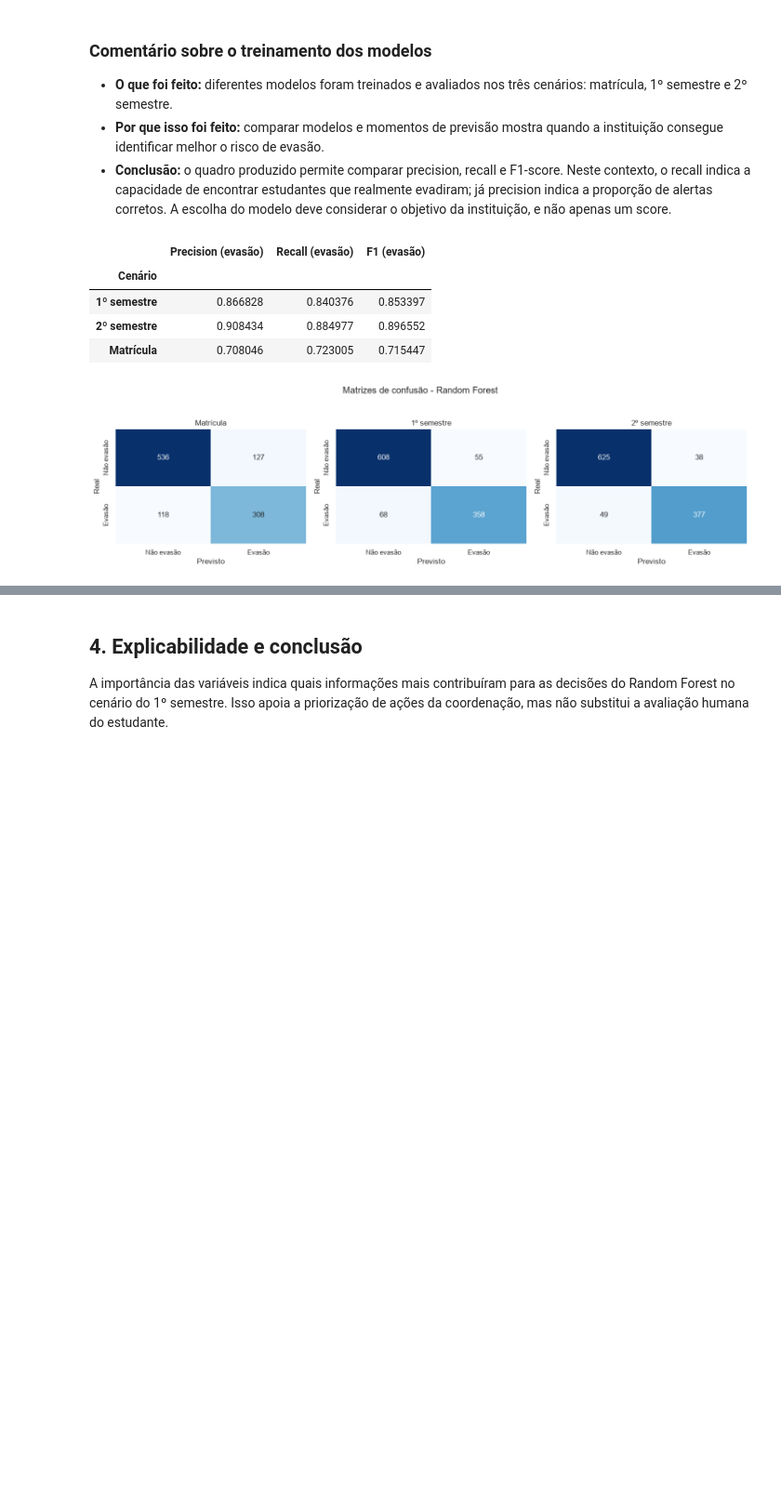
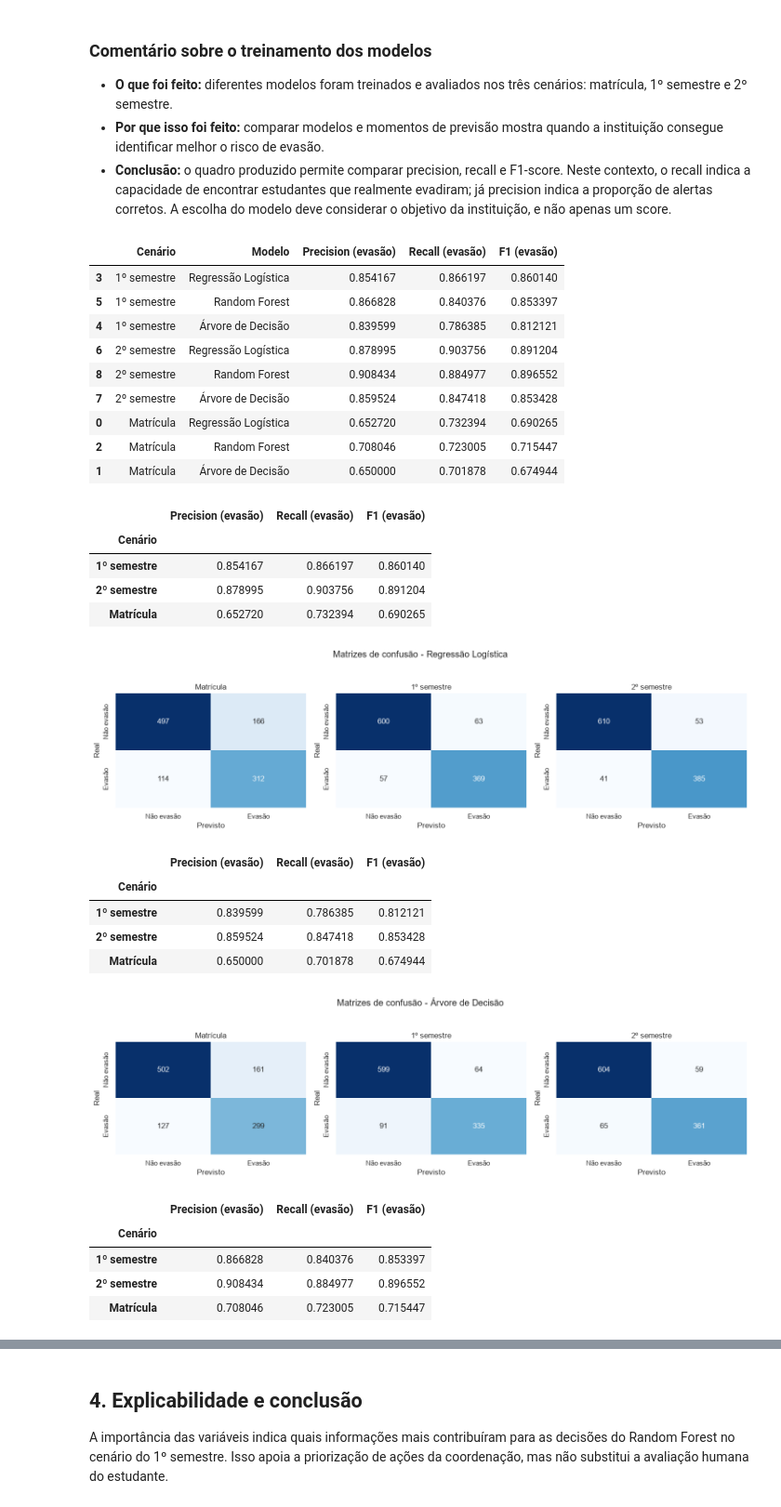
Before and after one commit to AdriMayc/projeto-evasao-escolar, a Jupyter notebook: projeto_evasao_escolar.ipynb, the cells around one changed output, grey strips where cells are left out. Shown at 93% size. Saved outputs shown, nothing was run; the diff lists cells and outputs as text; code cells hidden in the pictures; blank space fills up the shorter version.

```diff
--- a/projeto_evasao_escolar.ipynb
+++ b/projeto_evasao_escolar.ipynb
@@ -270,23 +270,56 @@ resultados_df.style.format({
 - **Conclusão:** o quadro produzido permite comparar precision, recall e F1-score. Neste contexto, o recall indica a capacidade de encontrar estudantes que realmente evadiram; já precision indica a proporção de alertas corretos. A escolha do modelo deve considerar o objetivo da instituição, e não apenas um score.
 # %%
 rf_resultados = resultados_df[resultados_df["Modelo"] == "Random Forest"].set_index("Cenário")
-display(rf_resultados[["Precision (evasão)", "Recall (evasão)", "F1 (evasão)"]])
+display(resultados_df)
 
-fig, axes = plt.subplots(1, 3, figsize=(15, 4))
-for ax, nome_cenario in zip(axes, cenarios):
-    matriz = artefatos[(nome_cenario, "Random Forest")]["matriz"]
-    sns.heatmap(matriz, annot=True, fmt="d", cmap="Blues", cbar=False, ax=ax,
-                xticklabels=["Não evasão", "Evasão"], yticklabels=["Não evasão", "Evasão"])
-    ax.set_title(nome_cenario)
-    ax.set_xlabel("Previsto")
-    ax.set_ylabel("Real")
-fig.suptitle("Matrizes de confusão - Random Forest", y=1.05)
-plt.tight_layout()
-plt.show()
+for nome_modelo in modelos:
+    modelo_resultados = resultados_df[resultados_df["Modelo"] == nome_modelo].set_index("Cenário")
+    display(modelo_resultados[["Precision (evasão)", "Recall (evasão)", "F1 (evasão)"]])
+
+    fig, axes = plt.subplots(1, len(cenarios), figsize=(5 * len(cenarios), 4), squeeze=False)
+    for ax, nome_cenario in zip(axes[0], cenarios):
+        matriz = artefatos[(nome_cenario, nome_modelo)]["matriz"]
+        sns.heatmap(
+            matriz,
+            annot=True,
+            fmt="d",
+            cmap="Blues",
+            cbar=False,
+            ax=ax,
+            xticklabels=["Não evasão", "Evasão"],
+            yticklabels=["Não evasão", "Evasão"],
+        )
+        ax.set_title(nome_cenario)
+        ax.set_xlabel("Previsto")
+        ax.set_ylabel("Real")
+    fig.suptitle(f"Matrizes de confusão - {nome_modelo}", y=1.05)
+    plt.tight_layout()
+    plt.show()
 # %% [output]
-|  | Precision (evasão) | Recall (evasão) | F1 (evasão) |
-| Cenário |  |  |  |
-| 1º semestre | 0.866828 | 0.840376 | 0.853397 |
-| 2º semestre | 0.908434 | 0.884977 | 0.896552 |
-| Matrícula | 0.708046 | 0.723005 | 0.715447 |
+|  | Cenário | Modelo | Precision (evasão) | Recall (evasão) | F1 (evasão) |
+| 3 | 1º semestre | Regressão Logística | 0.854167 | 0.866197 | 0.860140 |
+| 5 | 1º semestre | Random Forest | 0.866828 | 0.840376 | 0.853397 |
+| 4 | 1º semestre | Árvore de Decisão | 0.839599 | 0.786385 | 0.812121 |
+| 6 | 2º semestre | Regressão Logística | 0.878995 | 0.903756 | 0.891204 |
+| 8 | 2º semestre | Random Forest | 0.908434 | 0.884977 | 0.896552 |
+| 7 | 2º semestre | Árvore de Decisão | 0.859524 | 0.847418 | 0.853428 |
+| 0 | Matrícula | Regressão Logística | 0.652720 | 0.732394 | 0.690265 |
+| 2 | Matrícula | Random Forest | 0.708046 | 0.723005 | 0.715447 |
+| 1 | Matrícula | Árvore de Decisão | 0.650000 | 0.701878 | 0.674944 |
+|  | Precision (evasão) | Recall (evasão) | F1 (evasão) |
+| Cenário |  |  |  |
+| 1º semestre | 0.854167 | 0.866197 | 0.860140 |
+| 2º semestre | 0.878995 | 0.903756 | 0.891204 |
+| Matrícula | 0.652720 | 0.732394 | 0.690265 |
-[figure, old version]
+[figure, new version]
+|  | Precision (evasão) | Recall (evasão) | F1 (evasão) |
+| Cenário |  |  |  |
+| 1º semestre | 0.839599 | 0.786385 | 0.812121 |
+| 2º semestre | 0.859524 | 0.847418 | 0.853428 |
+| Matrícula | 0.650000 | 0.701878 | 0.674944 |
+[figure, added]
+|  | Precision (evasão) | Recall (evasão) | F1 (evasão) |
+| Cenário |  |  |  |
+| 1º semestre | 0.866828 | 0.840376 | 0.853397 |
+| 2º semestre | 0.908434 | 0.884977 | 0.896552 |
+| Matrícula | 0.708046 | 0.723005 | 0.715447 |
```
Also changed, not shown: parts of 2 cells of this notebook.
